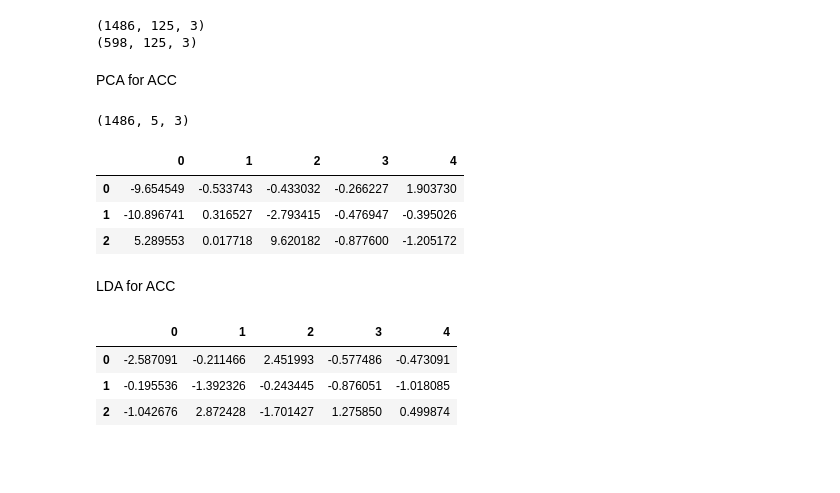
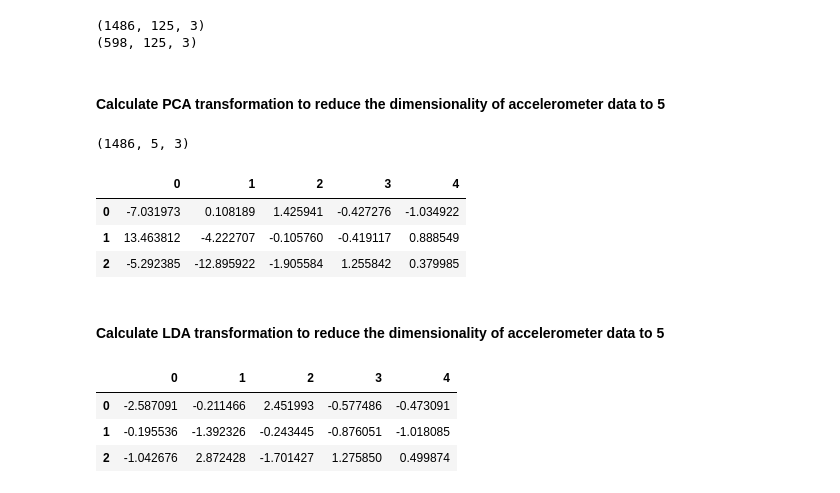
Before and after one commit to anushaihalapathirana/Multi_modal_data_fusion, a Jupyter notebook: project-work-MEx-classification.ipynb, the cells around one changed output. Drawn from its saved outputs; the diff is of its cells as text; code cells hidden in the pictures; blank space fills up the shorter version.

```diff
--- a/project-work-MEx-classification.ipynb
+++ b/project-work-MEx-classification.ipynb
@@ -495,8 +500,8 @@ print(test_acc.shape)
 # %% [output]
 (1486, 125, 3)
 (598, 125, 3)
-# %% [markdown]
-PCA for ACC
+# %% [markdown]
+#### Calculate PCA transformation to reduce the dimensionality of accelerometer data to 5
 # %%
 #  Using training dataset, fit PCA with 5-dimensional subspace
 # (i.e., choosing the 5 largest principal components)
@@ -536,14 +542,14 @@ pca_test_df['df_acc'] = acc_data_to_pandas(pca_test)
 # %% [output]
 (1486, 5, 3)
 # %%
-pca_test_df['df_acc'][0]  # check data
+pca_train_df['df_acc'][0]  # check data
 # %% [output]
 |  | 0 | 1 | 2 | 3 | 4 |
-| 0 | -9.654549 | -0.533743 | -0.433032 | -0.266227 | 1.903730 |
-| 1 | -10.896741 | 0.316527 | -2.793415 | -0.476947 | -0.395026 |
-| 2 | 5.289553 | 0.017718 | 9.620182 | -0.877600 | -1.205172 |
+| 0 | -7.031973 | 0.108189 | 1.425941 | -0.427276 | -1.034922 |
+| 1 | 13.463812 | -4.222707 | -0.105760 | -0.419117 | 0.888549 |
+| 2 | -5.292385 | -12.895922 | -1.905584 | 1.255842 | 0.379985 |
-# %% [markdown]
-LDA for ACC
+# %% [markdown]
+#### Calculate LDA transformation to reduce the dimensionality of accelerometer data to 5
 # %%
 from sklearn.discriminant_analysis import LinearDiscriminantAnalysis
 
```
Also changed, not shown: parts of 28 cells of this notebook.
